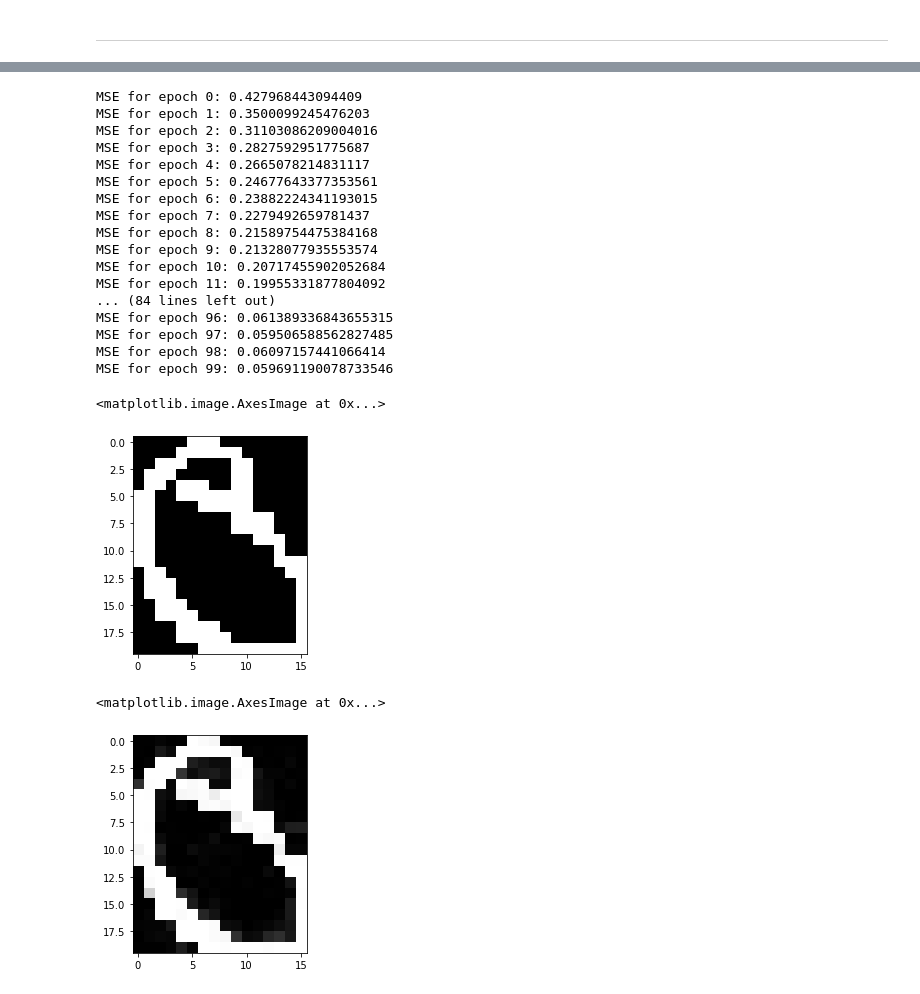
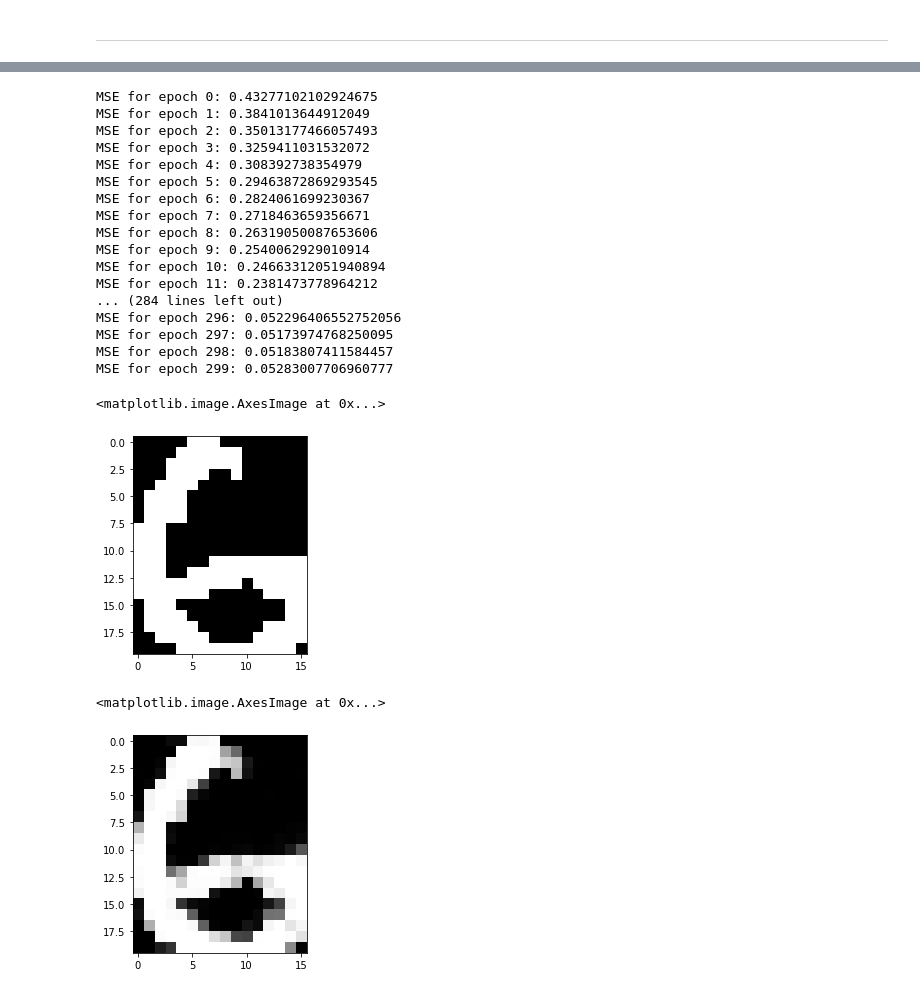
Before and after one commit to Koowah/Deep_neural_networks, a Jupyter notebook: notebooks/1_AL_TP_DNN.ipynb, the cells around one changed output, grey strips where cells are left out. Cells and saved outputs as stored; diff of their text form; code cells hidden in the pictures.

```diff
--- a/notebooks/1_AL_TP_DNN.ipynb
+++ b/notebooks/1_AL_TP_DNN.ipynb
@@ -253,12 +255,23 @@ class RBM:
     def train_model(self, train_data, n_epoch=100, batch_size=10, learning=0.01):
         for _ in range(n_epoch):
             MSE = []
-            for x, y in train_data:
+            data = train_data.copy()
+            np.random.shuffle(data)
+            for x, y in data:
                 self.contrastive_divergence(x.T, learning)
                 reconstructed = self.reconstruct(x.T)
                 MSE.append(((x.T - reconstructed)**2).sum()/len(x))
             print(f'MSE for epoch {_}: {np.array(MSE).mean()}')
         return
+
+    def generate_image(self, iter_gibbs, number_image):
+        images = []
+        for _ in range(number_image):
+            v = np.zeros(self.n_v).reshape(1, -1)
+            for _ in range(iter_gibbs):
+                _, v = self.reconstruct(v)
+            images.append(v)
+        return images
 # %% [markdown]
 ---
 # %%
@@ -266,4 +279,4 @@ rbm = RBM(20*16, 20*8)
 # %%
 data = lire_alpha_digit(images, [0, 1, 2, 3, 4, 5, 6, 7, 8, 9])
 # %%
-train_data = list(zip(data, labels_array[:39*2]))
+train_data = list(zip(data, labels_array[:39*10]))
@@ -270,30 +303,30 @@ train_data = list(zip(data, labels_array[:39*2]))
 # %%
-rbm.train_model(train_data)
+rbm.train_model(train_data, n_epoch=300)
 # %% [output]
-MSE for epoch 0: 0.427968443094409
-MSE for epoch 1: 0.3500099245476203
-MSE for epoch 2: 0.31103086209004016
-MSE for epoch 3: 0.2827592951775687
-MSE for epoch 4: 0.2665078214831117
-MSE for epoch 5: 0.24677643377353561
-MSE for epoch 6: 0.23882224341193015
-MSE for epoch 7: 0.2279492659781437
-MSE for epoch 8: 0.21589754475384168
-MSE for epoch 9: 0.21328077935553574
-MSE for epoch 10: 0.20717455902052684
-MSE for epoch 11: 0.19955331877804092
-... (84 lines left out)
-MSE for epoch 96: 0.061389336843655315
-MSE for epoch 97: 0.059506588562827485
-MSE for epoch 98: 0.06097157441066414
-MSE for epoch 99: 0.059691190078733546
+MSE for epoch 0: 0.43277102102924675
+MSE for epoch 1: 0.3841013644912049
+MSE for epoch 2: 0.35013177466057493
+MSE for epoch 3: 0.3259411031532072
+MSE for epoch 4: 0.308392738354979
+MSE for epoch 5: 0.29463872869293545
+MSE for epoch 6: 0.2824061699230367
+MSE for epoch 7: 0.2718463659356671
+MSE for epoch 8: 0.26319050087653606
+MSE for epoch 9: 0.2540062929010914
+MSE for epoch 10: 0.24663312051940894
+MSE for epoch 11: 0.2381473778964212
+... (284 lines left out)
+MSE for epoch 296: 0.052296406552752056
+MSE for epoch 297: 0.05173974768250095
+MSE for epoch 298: 0.05183807411584457
+MSE for epoch 299: 0.05283007706960777
 # %%
-plt.imshow(data[39*0].reshape(20,16), cmap='Greys_r')
+plt.imshow(data[39*6].reshape(20,16), cmap='Greys_r')
 # %% [output]
 <matplotlib.image.AxesImage at 0x...>
-[figure, old version]
+[figure, new version]
 # %%
-plt.imshow(rbm.reconstruct(data[39*0].T)[0].reshape(20,16), cmap='Greys_r')
+plt.imshow(rbm.reconstruct(data[39*6].T)[0].reshape(20,16), cmap='Greys_r')
 # %% [output]
 <matplotlib.image.AxesImage at 0x...>
-[figure, old version]
+[figure, new version]
```
Also changed, not shown: parts of 5 cells of this notebook.
